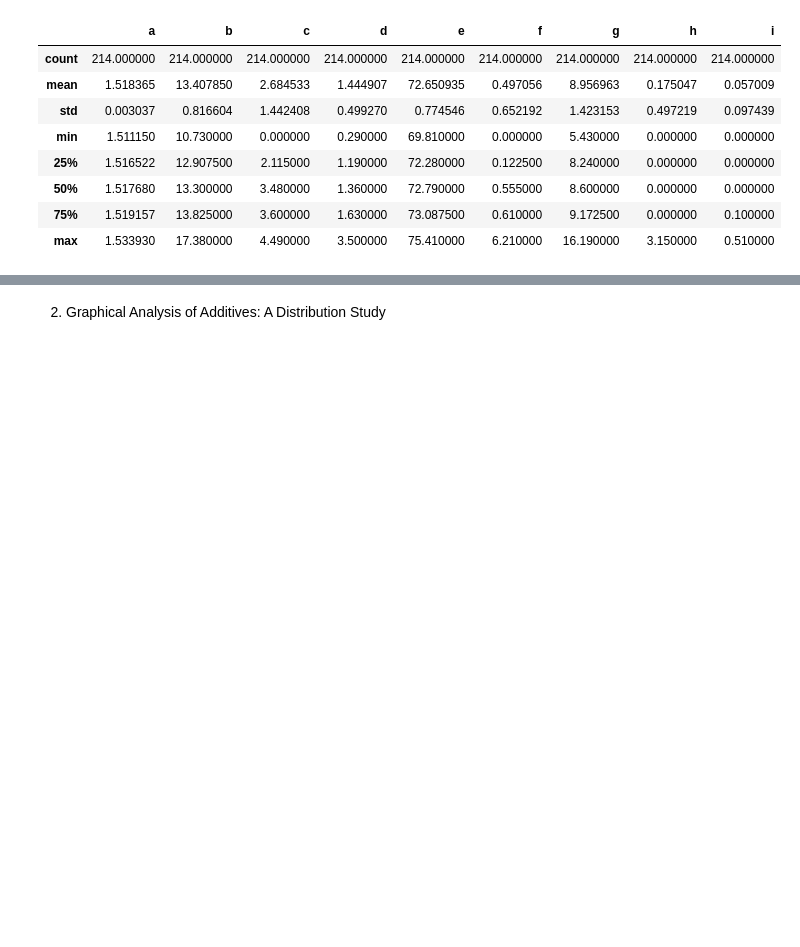
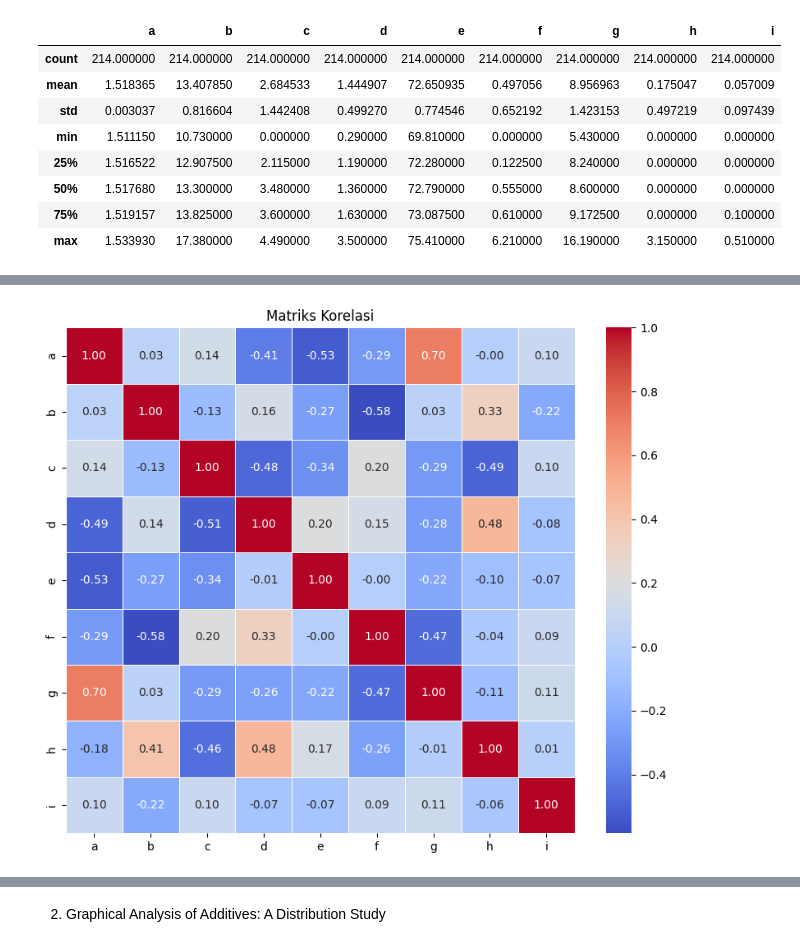
Before and after one commit to rammahayufitra/assessment-solution-april, a Jupyter notebook: solution_of_question_1/main.ipynb, the cells around one changed output, grey strips where cells are left out. Drawn from its saved outputs; the diff is of its cells as text; code cells hidden in the pictures; blank space fills up the shorter version.

```diff
--- a/solution_of_question_1/main.ipynb
+++ b/solution_of_question_1/main.ipynb
@@ -182,0 +89,86 @@ Matriks Korelasi:
+# %%
+import pandas as pd
+from scipy.stats import f_oneway
+from sklearn.preprocessing import StandardScaler
+from statsmodels.stats.multicomp import MultiComparison
+
+# Pembersihan Data
+# Menghapus baris dengan nilai NaN di seluruh dataset
+data_cleaned = data.dropna()
+
+# Menghitung IQR untuk setiap kolom
+Q1 = data_cleaned.quantile(0.25)
+Q3 = data_cleaned.quantile(0.75)
+IQR = Q3 - Q1
+
+# Menghapus outlier menggunakan IQR
+data_cleaned = data_cleaned[~((data_cleaned < (Q1 - 1.5 * IQR)) | (data_cleaned > (Q3 + 1.5 * IQR))).any(axis=1)]
+
+# Standarisasi Data
+scaler = StandardScaler()
+data_scaled = pd.DataFrame(scaler.fit_transform(data_cleaned), columns=data_cleaned.columns)
+
+# Uji korelasi (Pearson untuk kolom d dan h, Spearman untuk lainnya)
+print("\nCorrelation Matrix:")
+columns = data_scaled.columns
+corr_matrix = data.corr(method='spearman')
+if 'd' in data.columns and 'h' in data.columns:
+    corr_matrix['d'] = data.corr(method='pearson')['d']  # Mengganti korelasi d dengan Pearson
+    corr_matrix['h'] = data.corr(method='pearson')['h']  # Mengganti korelasi h dengan Pearson
+corr_matrix
+
+# Membuat heatmap
+plt.figure(figsize=(10, 8))
+sns.heatmap(corr_matrix, annot=True, cmap='coolwarm', fmt='.2f', linewidths=0.5)
+plt.title('Matriks Korelasi')
+plt.show()
+
+# ANOVA pada kolom d dan h terhadap kolom lainnya (hanya dilakukan jika kedua kolom normal)
+print("\nANOVA Test (For Normal Distributions):")
+# Ekstraksi data dari formulasi b dan h
+data_b = data_scaled['b']
+data_h = data_scaled['h']
+
+# Melakukan uji Levene untuk homogenitas varians
+statistic_levene, p_value_levene = stats.levene(data_b, data_h)
+
+# Menampilkan hasil uji Levene
+print("Levene's Test Statistic:", statistic_levene)
+print("P-value:", p_value_levene)
+
+# Memilih uji statistik berdasarkan hasil uji Levene
+if p_value_levene > 0.05:
+    # Varians dianggap homogen, gunakan ANOVA
+    f_statistic, p_value_anova = stats.f_oneway(data_b, data_h)
+    print("F-statistic (ANOVA):", f_statistic)
+    print("P-value (ANOVA):", p_value_anova)
+else:
+    # Varians tidak homogen, gunakan Welch's t-test
+    statistic_welch, p_value_welch = stats.ttest_ind(data_b, data_h, equal_var=False)
+    print("Welch's T-test Statistic:", statistic_welch)
+    print("P-value (Welch's T-test):", p_value_welch)
+
+# Uji Kruskal-Wallis
+print("\nKruskal-Wallis Test:")
+# Mengelompokkan data berdasarkan kolom
+grouped_data = [data_scaled[col] for col in columns if col not in ['b', 'h']]
+
+# Melakukan uji Kruskal-Wallis
+statistic_kruskal, p_value_kruskal = stats.kruskal(*grouped_data)
+
+# Menampilkan hasil uji Kruskal-Wallis
+print("Kruskal-Wallis Test Statistic:", statistic_kruskal)
+print("P-value (Kruskal-Wallis):", p_value_kruskal)
+
+# Uji Dunn Post-Hoc
+print("\nDunn's Test Post-Hoc:")
+# Menyiapkan data untuk uji Dunn
+data_long = pd.melt(data_scaled, var_name='Group', value_name='Value')
+
+# Melakukan uji Dunn
+multi_comparison = MultiComparison(data_long['Value'], data_long['Group'])
+dunn_result = multi_comparison.allpairtest(stats.kruskal, method='bonf')
+
+# Menampilkan hasil uji Dunn
+print(dunn_result[0])
+# %% [output]
@@ -182,0 +176 @@ Matriks Korelasi:
+[figure, added]
```
Also changed, not shown: parts of 5 cells of this notebook, 4 other files.
